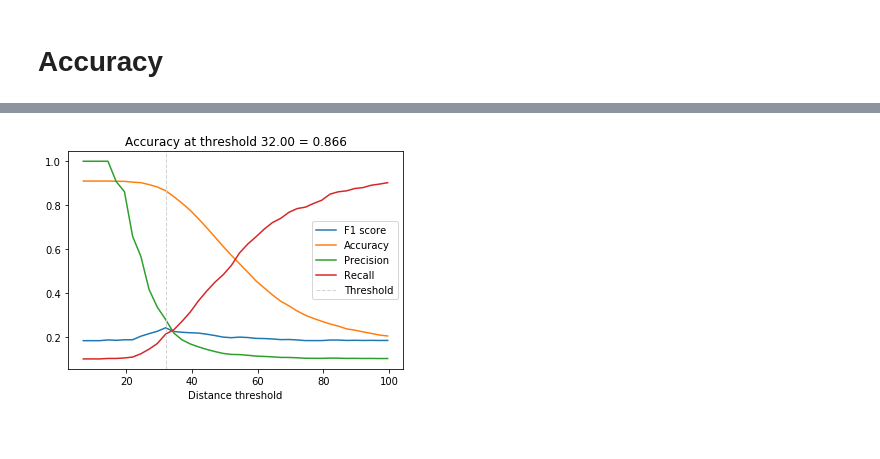
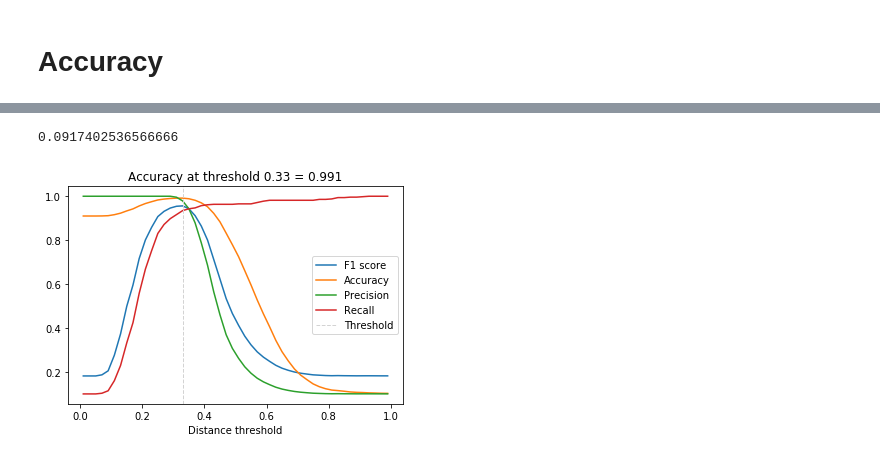
Before and after one commit to poteminr/face_recognition, a Jupyter notebook: pred_system.ipynb, the cells around one changed output, grey strips where cells are left out. Drawn from its saved outputs; the diff is of its cells as text; code cells hidden in the pictures.

```diff
--- a/pred_system.ipynb
+++ b/pred_system.ipynb
@@ -116,10 +116,10 @@ metadata = []
 for img in glob.glob('./images/*/*.jpg'):
 
     n = cv2.imread(img)
-    face = prp.face_embedding(n)
+    face = face_recognition.face_encodings(n)
     if face is not None:
             metadata.append(img.split('/')[2])
-            embedded.append(face)
+            embedded.append(face[0])
 
 embedded = np.array(embedded)
 metadata = np.array(metadata)
@@ -144,3 +169,7 @@ Wall time: 3.92 s
+# %%
+face_rec.distance(embedded[0],embedded[1])
+# %% [output]
+0.0917402536566666
 # %%
 from sklearn.metrics import f1_score, accuracy_score
 
@@ -151,35 +180,35 @@ num = len(metadata)
 for i in range(num - 1):
     for j in range(1, num):
         #print(i,j)
-        distances.append(prp.distance(embedded[i], embedded[j]))
+        distances.append(face_rec.distance(embedded[i], embedded[j]))
         identical.append(1 if metadata[i] == metadata[j] else 0)
 
 
 distances = np.array(distances)
 identical = np.array(identical)
 
-thresholds = np.arange(7, 100, 2.5)
+thresholds = np.arange(0.01, 1, 0.02)
 
 f1_scores = [f1_score(identical, distances < t) for t in thresholds]
 acc_scores = [accuracy_score(identical, distances < t) for t in thresholds]
 
 precision = [precision_score(identical, distances < t) for t in thresholds]
 recall = [recall_score(identical, distances < t) for t in thresholds]
 
 opt_idx = np.argmax(f1_scores)
 
 opt_tau = thresholds[opt_idx]
 
 opt_acc = accuracy_score(identical, distances < opt_tau)
 
 plt.plot(thresholds, f1_scores, label='F1 score');
 plt.plot(thresholds, acc_scores, label='Accuracy');
 plt.plot(thresholds, precision, label='Precision');
 plt.plot(thresholds, recall, label='Recall');
 
 plt.axvline(x=opt_tau, linestyle='--', lw=1, c='lightgrey', label='Threshold')
 plt.title(f'Accuracy at threshold {opt_tau:.2f} = {opt_acc:.3f}');
 plt.xlabel('Distance threshold')
 plt.legend();
 # %% [output]
-[figure, old version]
+[figure, new version]
```
Also changed, not shown: parts of 4 cells of this notebook.
